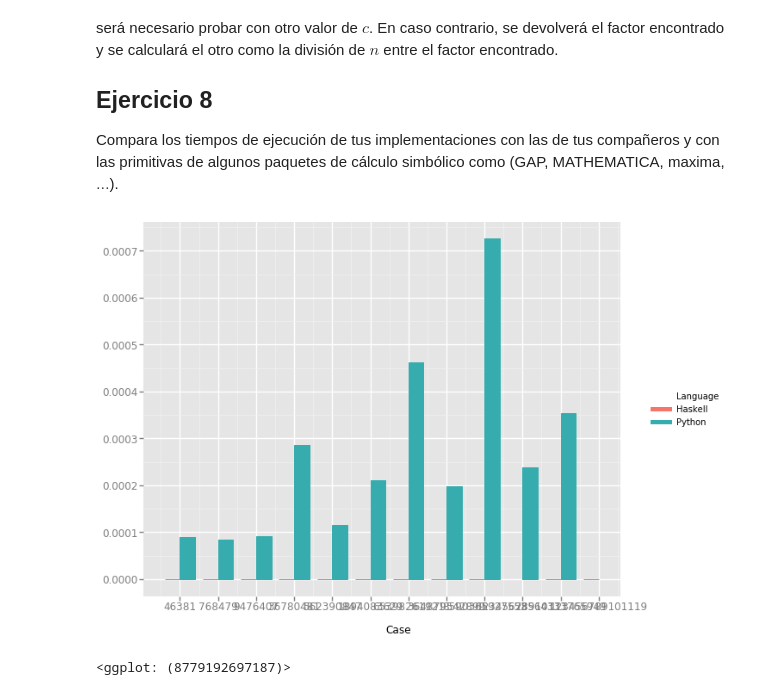
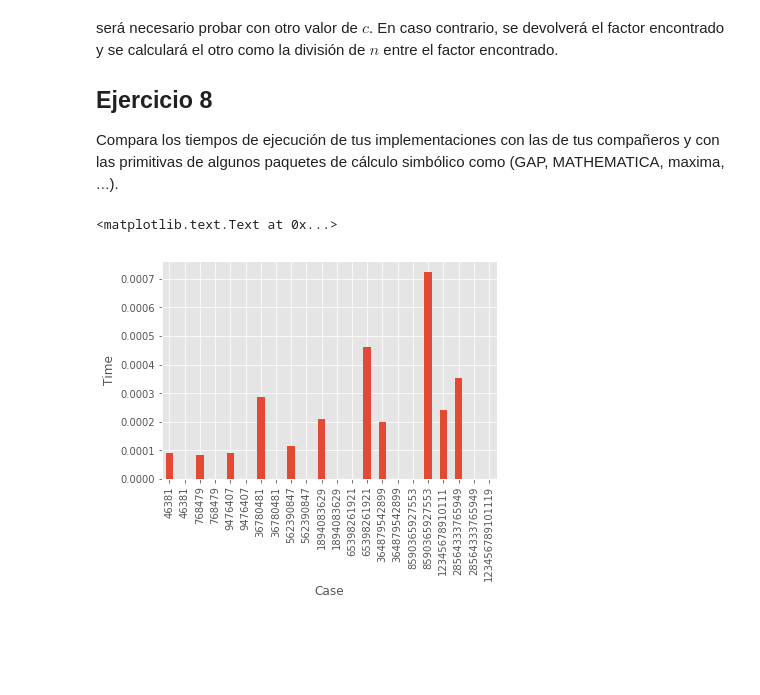
Before and after one commit to BraulioV/Cryptography, a Jupyter notebook: 1.Aritmetica-Modular/1.Aritmetica-Modular-py.ipynb, the cells around one changed output. Drawn from its saved outputs; the diff is of its cells as text; code cells hidden in the pictures; blank space fills up the shorter version.

Commit message:
finally, using matplotlib

```diff
--- a/1.Aritmetica-Modular/1.Aritmetica-Modular-py.ipynb
+++ b/1.Aritmetica-Modular/1.Aritmetica-Modular-py.ipynb
@@ -471,21 +471,22 @@ En el momento en el que se cumpla la condición de parada, si $d = n$, se devolv
 Compara los tiempos de ejecución de tus implementaciones con las de tus compañeros y con las primitivas de algunos paquetes de cálculo simbólico como (GAP, MATHEMATICA, maxima, $\ldots$).
 # %%
 import pandas as pd
-from ggplot import *
-from warnings import filterwarnings
-filterwarnings('ignore')
+import matplotlib
+import matplotlib.pyplot as plt
+%matplotlib inline
+plt.style.use('ggplot')
 
 def add_language(df, lang):
     df['Language'] = [lang for i in range(len(df))]
     return df
 
 MR_PY, MR_HS = add_language(pd.read_csv('MR.csv'), 'Python') , add_language(pd.read_csv('MR_hs.csv'), 'Haskell')
 
-MR = pd.concat([MR_PY, MR_HS], keys=['Python', 'Haskell'],ignore_index=True)
-ggplot(MR, aes(x="Case", fill='Language', weight="Time")) + geom_bar()
+MR = pd.concat([MR_PY, MR_HS], keys=['Python', 'Haskell'],ignore_index=True).sort_values(by='Case')
+MR.plot(kind='bar',x='Case', y='Time', legend=False).set_ylabel('Time')
 # %% [output]
+<matplotlib.text.Text at 0x...>
-[figure, old version]
+[figure, new version]
-<ggplot: (8779192697187)>
 # %%
 BSGS_PY = add_language(pd.read_csv('BSGS.csv'), 'Python')
 BSGS_HS = add_language(pd.read_csv('BSGS_hs.csv'), 'Haskell')
```
Also changed, not shown: parts of 2 cells of this notebook, 1 other file.
